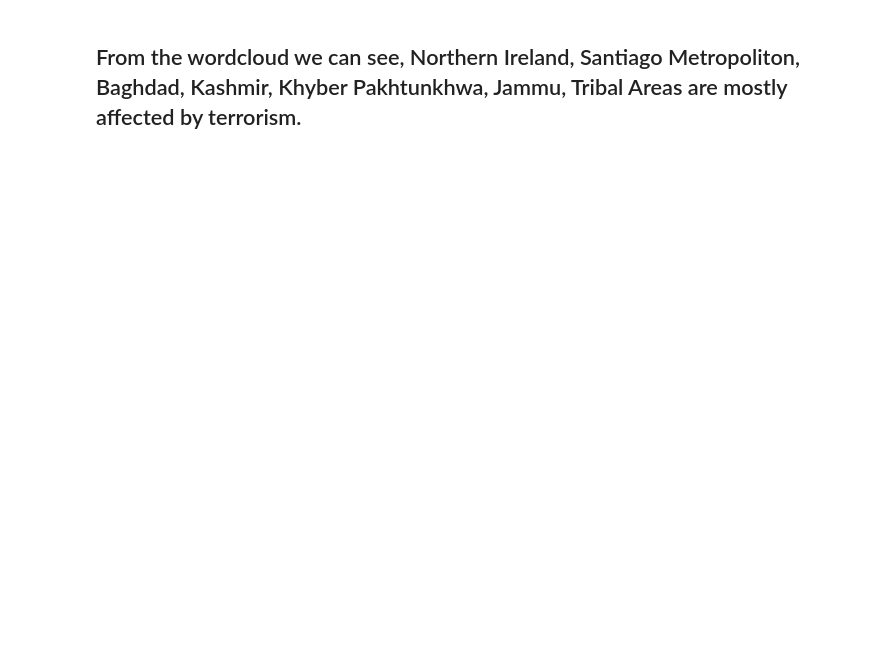
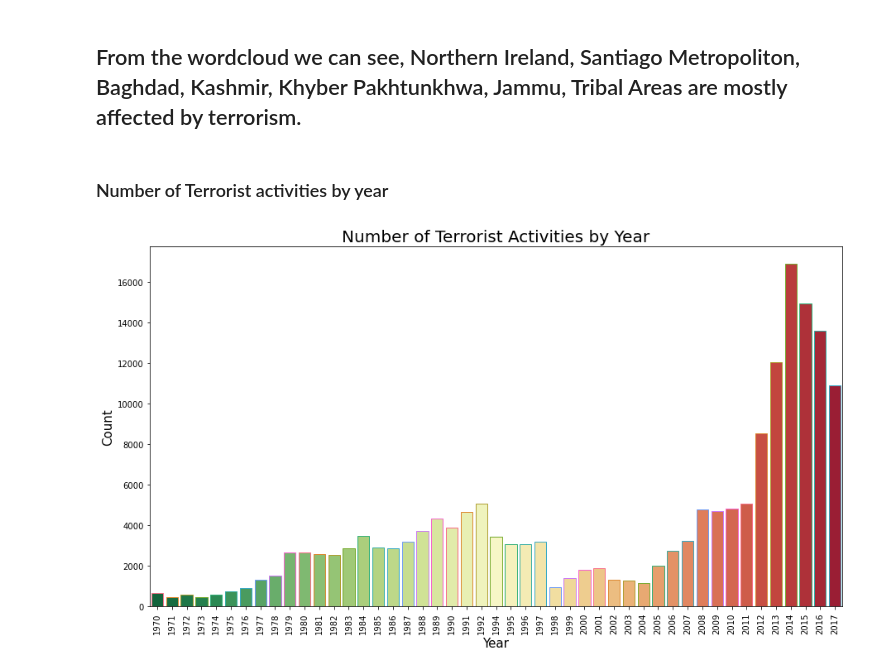
Before and after one commit to Fahad1192/The_Sparks_Foundation, a Jupyter notebook: Task 4 GRIPJAN21.ipynb, the cells around one changed output. Cells and saved outputs as stored; diff of their text form; code cells hidden in the pictures; blank space fills up the shorter version.

```diff
--- a/Task 4 GRIPJAN21.ipynb
+++ b/Task 4 GRIPJAN21.ipynb
@@ -207,2 +193,14 @@ plt.show()
 # %% [markdown]
 ## From the wordcloud we can see, Northern Ireland, Santiago Metropoliton, Baghdad, Kashmir, Khyber Pakhtunkhwa, Jammu, Tribal Areas are mostly affected by terrorism.
+# %% [markdown]
+### Number of Terrorist activities by year
+# %%
+plt.subplots(figsize=(15,8))
+sns.countplot('Year',data=terr_data2,palette='RdYlGn_r',edgecolor=sns.color_palette("husl", 10))
+plt.xticks(rotation=90)
+plt.title('Number of Terrorist Activities by Year',fontsize=20)
+plt.xlabel('Year',fontsize=15)
+plt.ylabel('Count',fontsize=15)
+plt.show()
+# %% [output]
+[figure, added]
```
Also changed, not shown: parts of 30 cells of this notebook.
